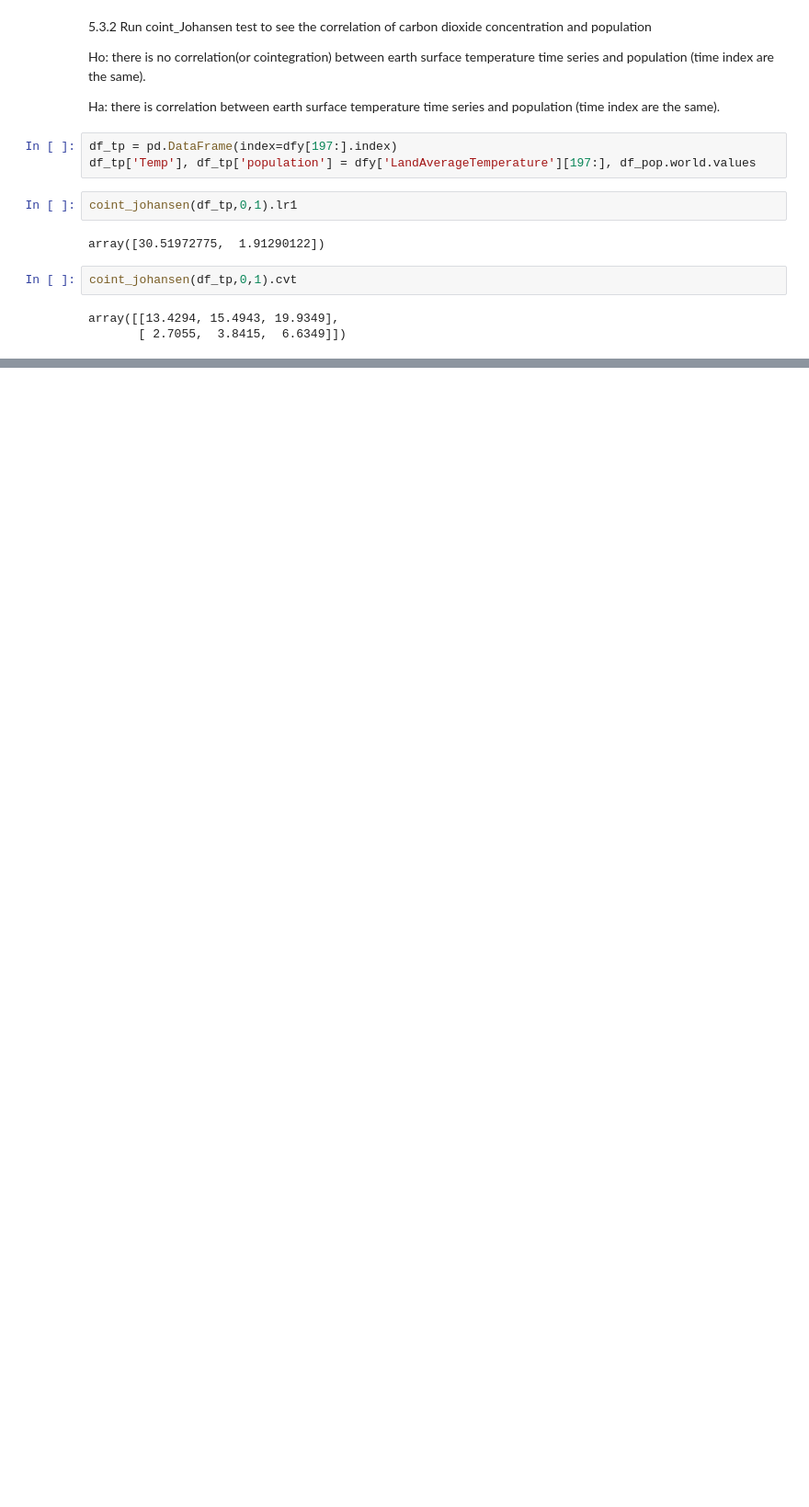
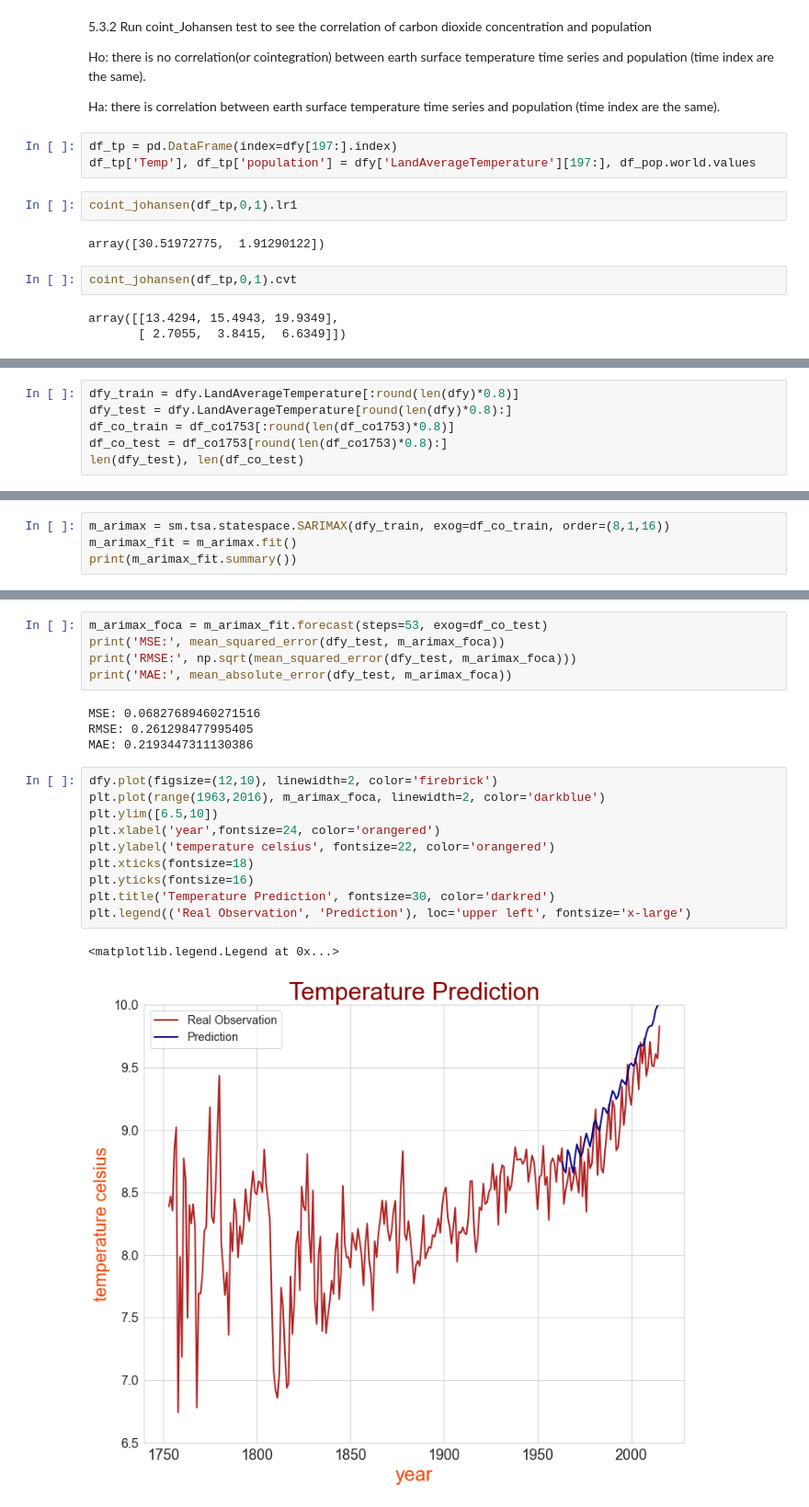
Before and after one commit to chenzhivis/Emission-Control-Global-Warming-Analysis-and-Prediction, a Jupyter notebook: globalwarming.ipynb, the cells around one changed output, grey strips where cells are left out. Shown at 92% size. Cells and saved outputs as stored; diff of their text form; blank space fills up the shorter version.

```diff
--- a/globalwarming.ipynb
+++ b/globalwarming.ipynb
@@ -1157,0 +1209,6 @@ __6.5 Further cointegration tests are perfromed and confirmed what is shown in E
+# %%
+dfy_train = dfy.LandAverageTemperature[:round(len(dfy)*0.8)]
+dfy_test = dfy.LandAverageTemperature[round(len(dfy)*0.8):]
+df_co_train = df_co1753[:round(len(df_co1753)*0.8)]
+df_co_test = df_co1753[round(len(df_co1753)*0.8):]
+len(dfy_test), len(df_co_test)
@@ -1157,0 +1217,4 @@ __6.5 Further cointegration tests are perfromed and confirmed what is shown in E
+# %%
+m_arimax = sm.tsa.statespace.SARIMAX(dfy_train, exog=df_co_train, order=(8,1,16))
+m_arimax_fit = m_arimax.fit()
+print(m_arimax_fit.summary())
@@ -1157,0 +1241,22 @@ __6.5 Further cointegration tests are perfromed and confirmed what is shown in E
+# %%
+m_arimax_foca = m_arimax_fit.forecast(steps=53, exog=df_co_test)
+print('MSE:', mean_squared_error(dfy_test, m_arimax_foca))
+print('RMSE:', np.sqrt(mean_squared_error(dfy_test, m_arimax_foca)))
+print('MAE:', mean_absolute_error(dfy_test, m_arimax_foca))
+# %% [output]
+MSE: 0.06827689460271516
+RMSE: 0.261298477995405
+MAE: 0.2193447311130386
+# %%
+dfy.plot(figsize=(12,10), linewidth=2, color='firebrick')
+plt.plot(range(1963,2016), m_arimax_foca, linewidth=2, color='darkblue')
+plt.ylim([6.5,10])
+plt.xlabel('year',fontsize=24, color='orangered')
+plt.ylabel('temperature celsius', fontsize=22, color='orangered')
+plt.xticks(fontsize=18)
+plt.yticks(fontsize=16)
+plt.title('Temperature Prediction', fontsize=30, color='darkred')
+plt.legend(('Real Observation', 'Prediction'), loc='upper left', fontsize='x-large')
+# %% [output]
+<matplotlib.legend.Legend at 0x...>
+[figure, added]
```
Also changed, not shown: parts of 183 cells of this notebook.
